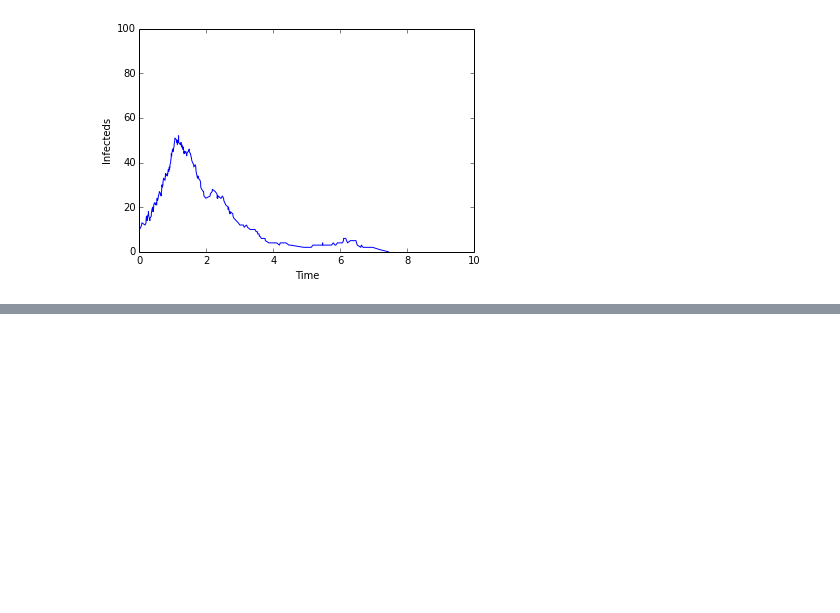
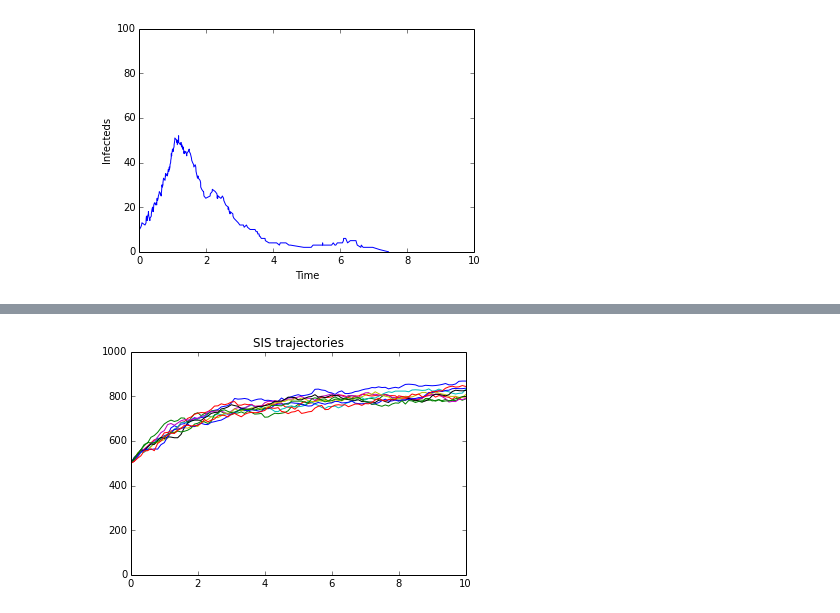
Before and after one commit to dtcitron/sirs_gsp, a Jupyter notebook: sirs_gsp_demo.ipynb, the cells around one changed output, grey strips where cells are left out. Cells and saved outputs as stored; diff of their text form; code cells hidden in the pictures; blank space fills up the shorter version.

```diff
--- a/sirs_gsp_demo.ipynb
+++ b/sirs_gsp_demo.ipynb
@@ -39,0 +55,13 @@ xlim(0,10);
+# %%
+#SIS trajectories
+t, X= sis_group(n = 1000, r0 = 1.2, g = 1, ii = 500, tmax = 10, seed = 0, nruns = 10)
+tg, Xg = gsp_trajectory_grid(t, X)
+# %%
+figure()
+for i in range(len(tg)):
+    plt.plot(tg[i], Xg[i])
+title("SIS trajectories")
+xlim(0, 10)
+ylim(0, 1000);
+# %% [output]
+[figure, added]
```
Also changed, not shown: parts of 5 cells of this notebook, 2 other files.
